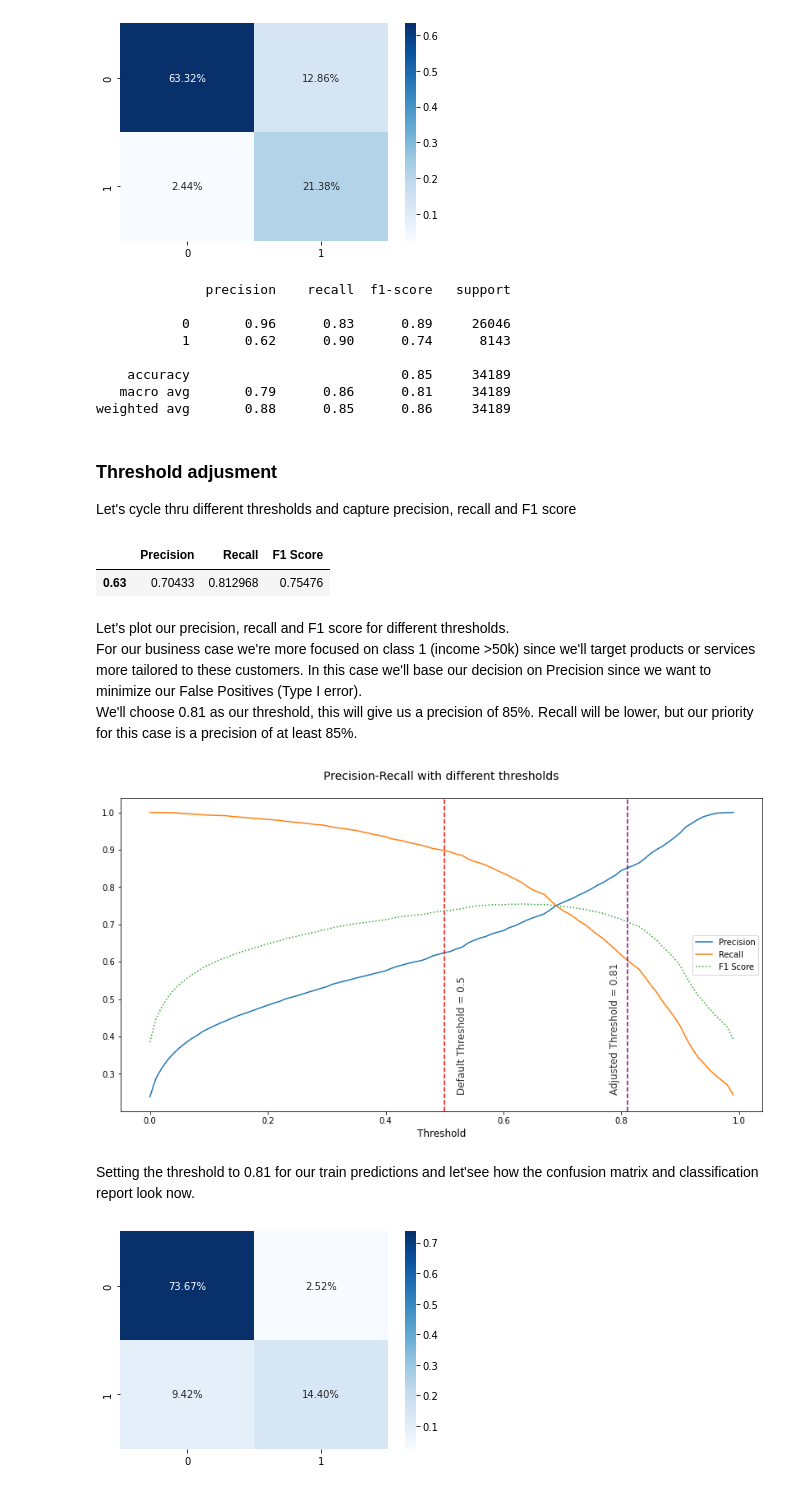
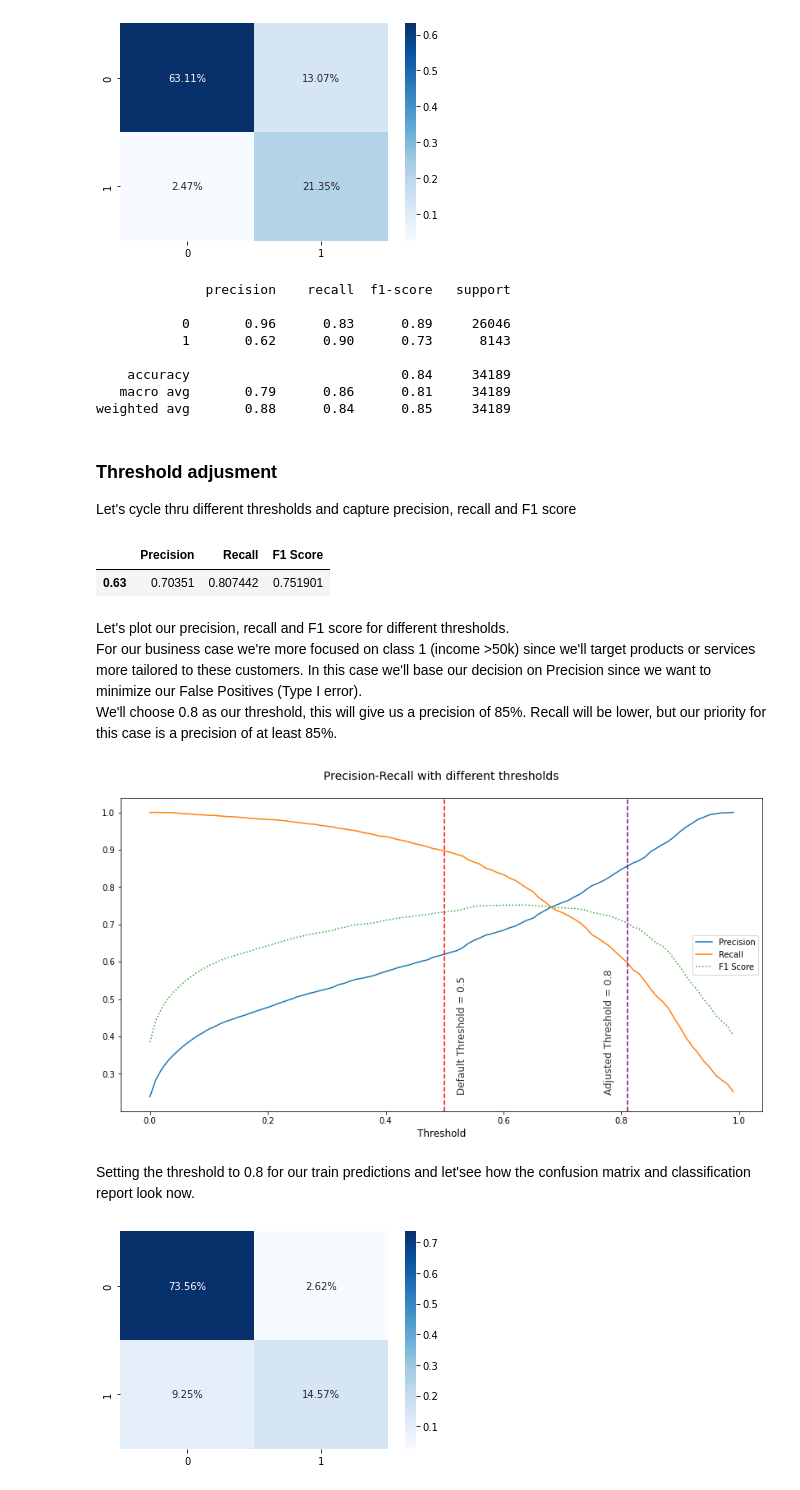
Before and after one commit to jduran3/Marketing_based_on_income_classification, a Jupyter notebook: notebooks/Capstone 2 - Modeling.ipynb, the cells around one changed output. Drawn from its saved outputs; the diff is of its cells as text; code cells hidden in the pictures.

```diff
--- a/notebooks/Capstone 2 - Modeling.ipynb
+++ b/notebooks/Capstone 2 - Modeling.ipynb
@@ -85,7 +85,7 @@ print(lr_model.best_score_)
 # %% [markdown]
 #### LogReg - Tuned model
 # %%
-lr_tuned = LogisticRegression(solver='saga', penalty='elasticnet', l1_ratio=0.5,\
+lr_tuned = LogisticRegression(solver='saga', penalty='elasticnet', l1_ratio=0.75,\
                               max_iter=1200, C=10, random_state=42)
 lr_tuned.fit(X_train, y_train)
 # %% [output]
@@ -356,11 +356,11 @@ print(classification_report(y_train, y_pred_xg))
               precision    recall  f1-score   support
 
            0       0.96      0.83      0.89     26046
-           1       0.62      0.90      0.74      8143
+           1       0.62      0.90      0.73      8143
 
-    accuracy                           0.85     34189
+    accuracy                           0.84     34189
    macro avg       0.79      0.86      0.81     34189
-weighted avg       0.88      0.85      0.86     34189
+weighted avg       0.88      0.84      0.85     34189
 # %% [markdown]
 ### Threshold adjusment
 Let's cycle thru different thresholds and capture precision, recall and F1 score
@@ -377,25 +377,25 @@ for threshold in np.arange(0,1,0.01):
 df_thresholds[df_thresholds['F1 Score'] == df_thresholds['F1 Score'].max()]
 # %% [output]
 |  | Precision | Recall | F1 Score |
-| 0.63 | 0.70433 | 0.812968 | 0.75476 |
+| 0.63 | 0.70351 | 0.807442 | 0.751901 |
 # %% [markdown]
 Let's plot our precision, recall and F1 score for different thresholds.
 <br>For our business case we're more focused on class 1 (income >50k) since we'll target products or services more tailored to these customers. In this case we'll base our decision on Precision since we want to minimize our False Positives (Type I error).
-<br>We'll choose 0.81 as our threshold, this will give us a precision of 85%. Recall will be lower, but our priority for this case is a precision of at least 85%.
+<br>We'll choose 0.8 as our threshold, this will give us a precision of 85%. Recall will be lower, but our priority for this case is a precision of at least 85%.
 # %%
 plt.figure(figsize=(14,7))
 plt.plot(df_thresholds.index, df_thresholds['Precision'], label='Precision')
 plt.plot(df_thresholds.index, df_thresholds['Recall'], label='Recall')
 plt.plot(df_thresholds.index, df_thresholds['F1 Score'], ':', label='F1 Score')
 plt.axvline(0.5, color='red', linestyle='--')
 plt.text(.52,.25,'Default Threshold = 0.5',rotation=90, alpha=0.8, fontsize=12)
 plt.axvline(0.81, color='purple', linestyle='--')
-plt.text(.78,.25,'Adjusted Threshold = 0.81',rotation=90, alpha=0.8, fontsize=12)
+plt.text(.77,.25,'Adjusted Threshold = 0.8',rotation=90, alpha=0.8, fontsize=12)
 plt.xlabel('Threshold', fontsize=12)
 plt.title('Precision-Recall with different thresholds\n', fontsize=14)
 plt.legend();
 # %% [output]
-[figure, old version]
+[figure, new version]
 # %% [markdown]
-Setting the threshold to 0.81 for our train predictions and let'see how the confusion matrix and classification report look now.
+Setting the threshold to 0.8 for our train predictions and let'see how the confusion matrix and classification report look now.
 # %%
```
Also changed, not shown: parts of 25 cells of this notebook, 4 other files.
